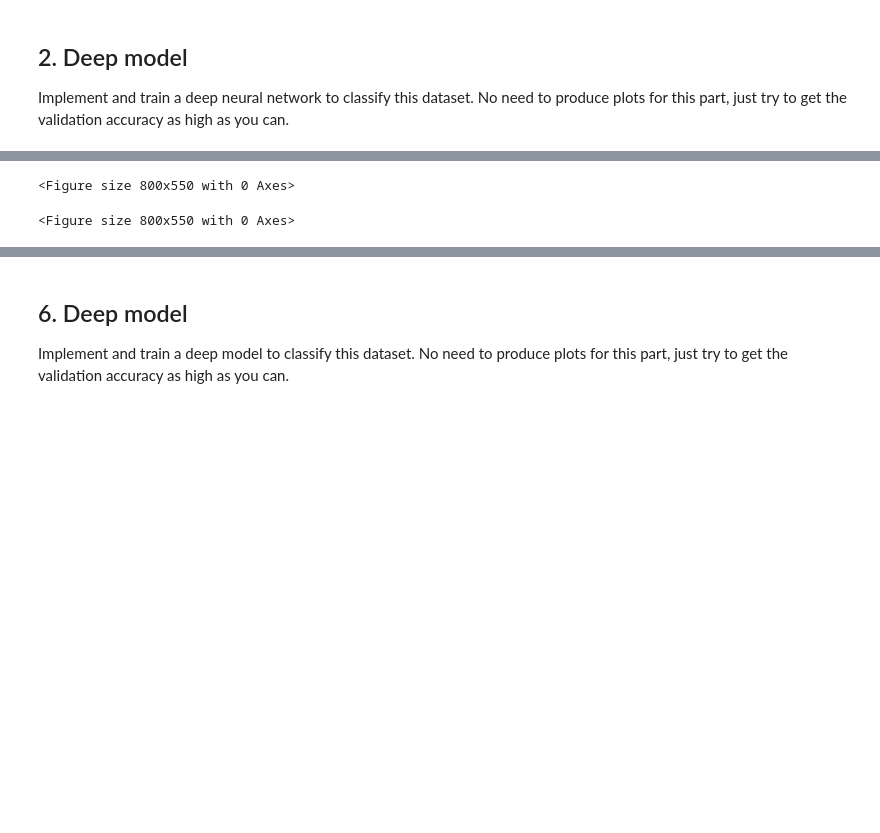
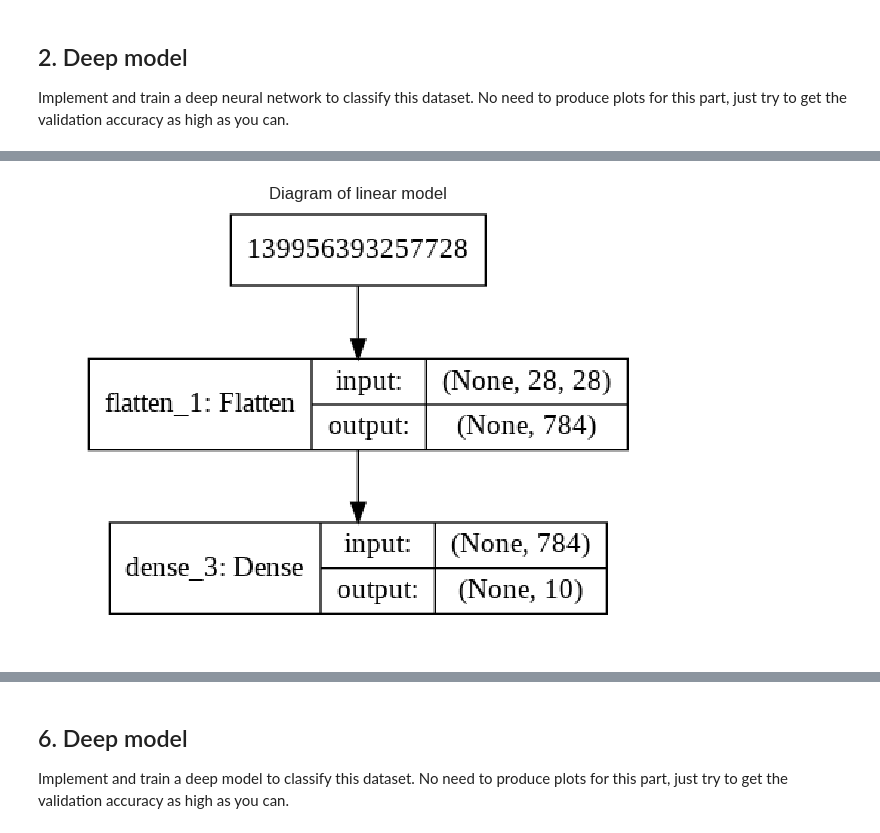
Before and after one commit to JingQian87/AppliedDL, a Jupyter notebook: a1_jq2282.ipynb, the cells around one changed output, grey strips where cells are left out. Cells and saved outputs as stored; diff of their text form; code cells hidden in the pictures; blank space fills up the shorter version.

```diff
--- a/a1_jq2282.ipynb
+++ b/a1_jq2282.ipynb
@@ -112,10 +181,9 @@
 # %%
 plot_model(model, show_shapes=True, to_file='linearModel.png')
 plt.figure(dpi=100)
-files.download('linearModel.png')
-plot_model(model2, show_shapes=True, to_file='deepModel.png')
-plt.figure(dpi=100)
-files.download('deepModel.png')
+imgplot=plt.imshow(mpimg.imread('linearModel.png'))
+plt.axis('off')
+plt.title('Diagram of linear model')
+plt.show()
 # %% [output]
-<Figure size 800x550 with 0 Axes>
-<Figure size 800x550 with 0 Axes>
+[figure, added]
```
Also changed, not shown: parts of 25 cells of this notebook.
